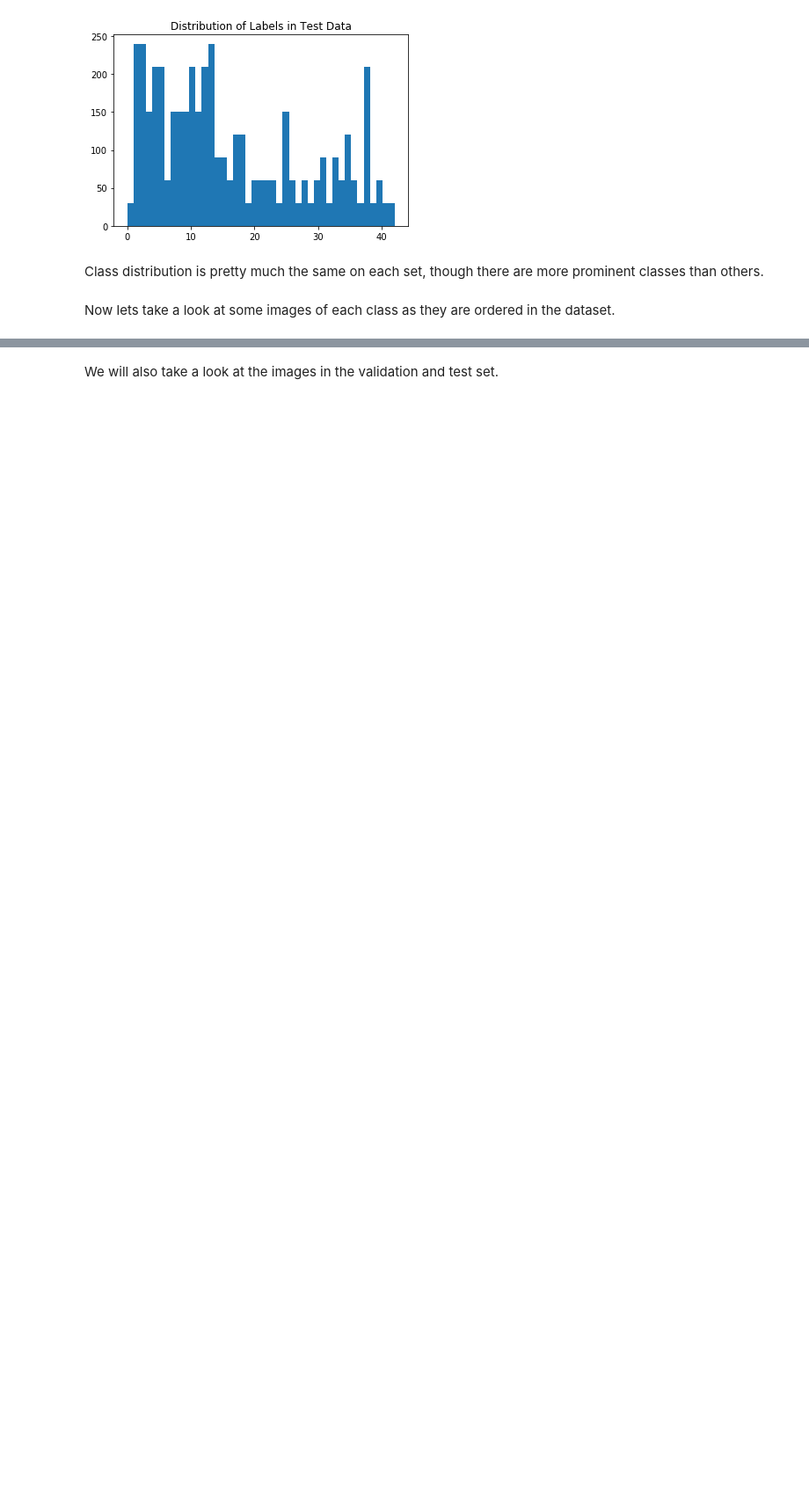
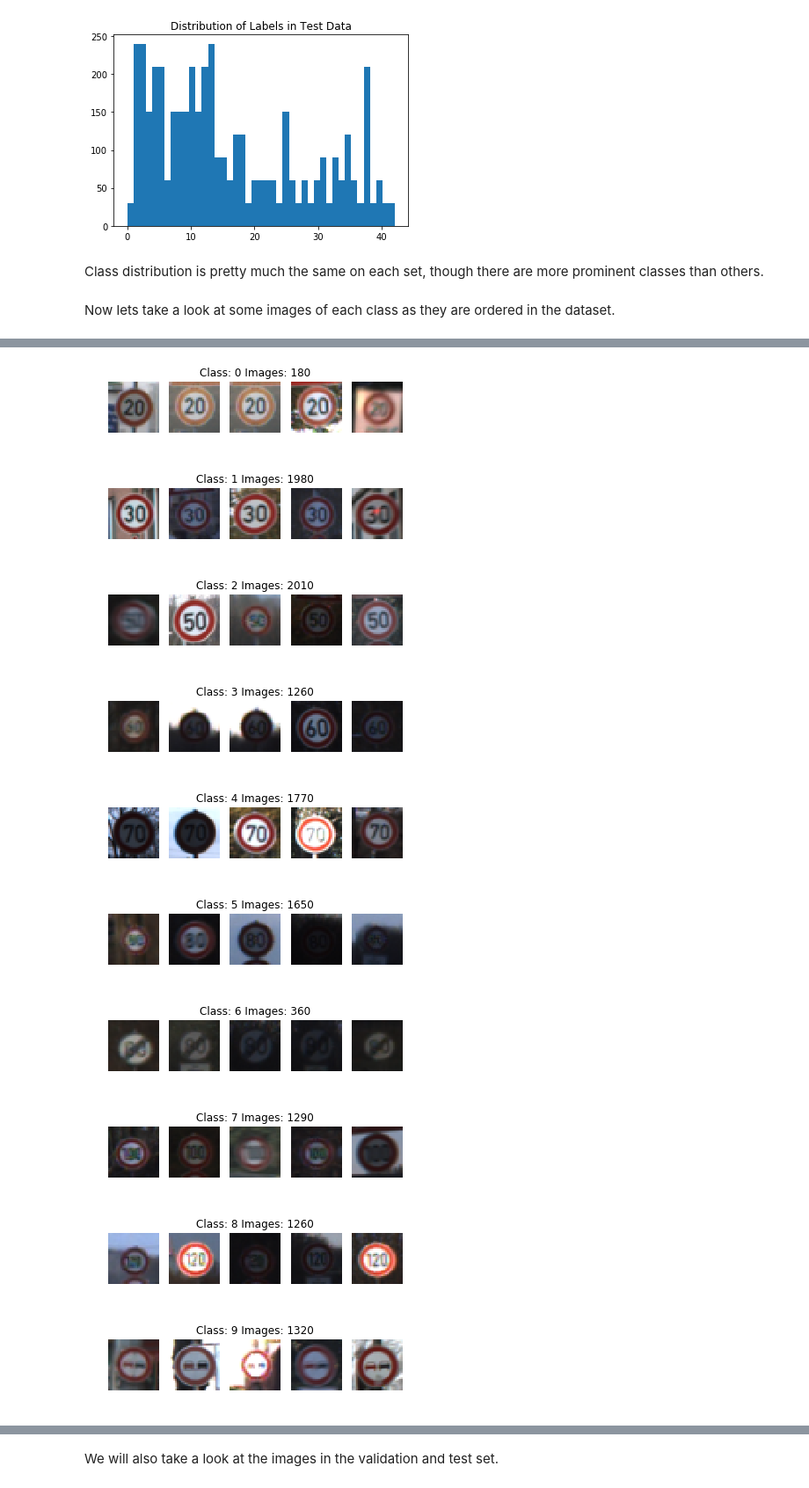
Before and after one commit to FabianHertwig/CarND-Traffic-Sign-Classifier-Project, a Jupyter notebook: Traffic_Sign_Classifier.ipynb, the cells around one changed output, grey strips where cells are left out. Shown at 88% size. Drawn from its saved outputs; the diff is of its cells as text; code cells hidden in the pictures; blank space fills up the shorter version.

```diff
--- a/Traffic_Sign_Classifier.ipynb
+++ b/Traffic_Sign_Classifier.ipynb
@@ -181,2 +174,13 @@ Seems like the dateset contains the same image with different alterations in the
 # %%
-#plot_classes(5, y_train, X_train, shuffle_in_class=True)
+plot_classes(5, y_train, X_train, shuffle_in_class=True)
+# %% [output]
+[figure, added]
+[figure, added]
+[figure, added]
+[figure, added]
+[figure, added]
+[figure, added]
+[figure, added]
+[figure, added]
+[figure, added]
+[figure, added]
```
Also changed, not shown: parts of 62 cells of this notebook.
